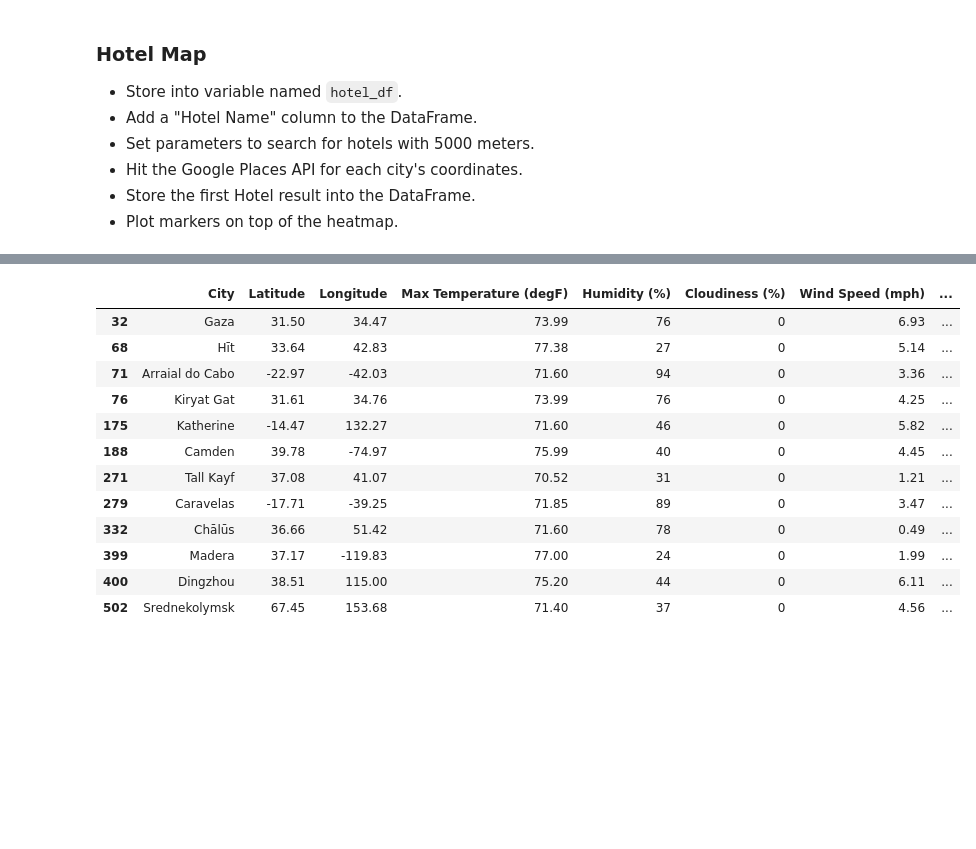
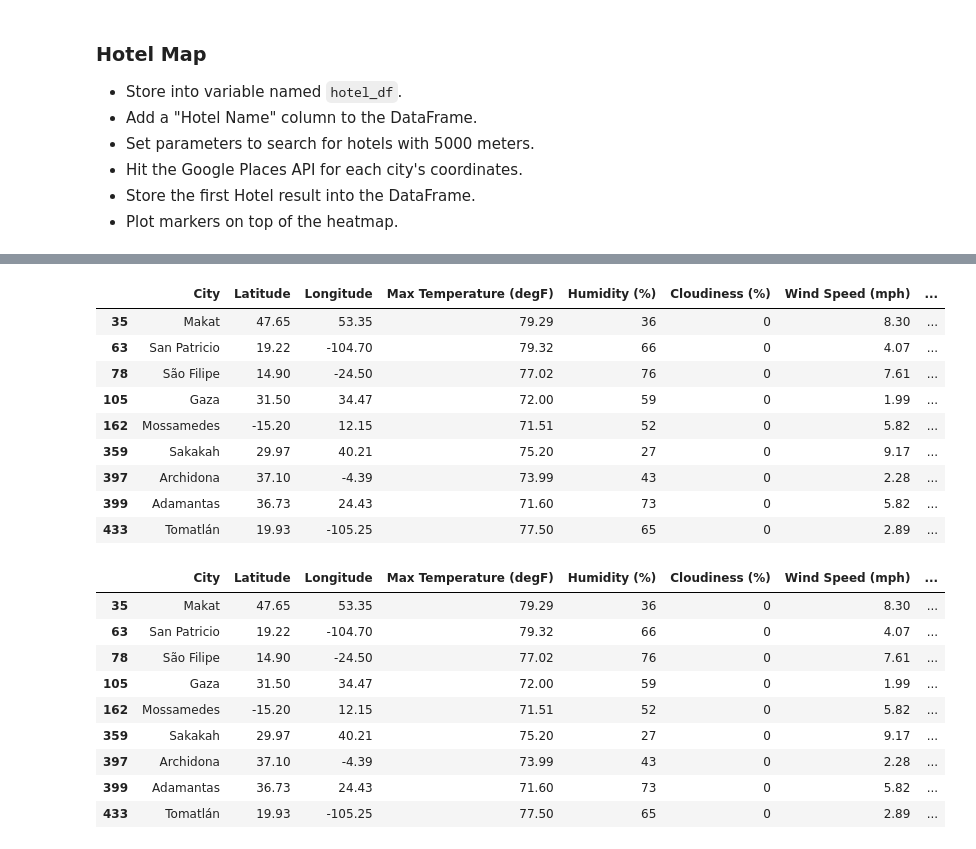
Before and after one commit to tward90/Python_API_Challenge, a Jupyter notebook: VacationPy.ipynb, the cells around one changed output, grey strips where cells are left out. Drawn from its saved outputs; the diff is of its cells as text; code cells hidden in the pictures; blank space fills up the shorter version.

```diff
--- a/VacationPy.ipynb
+++ b/VacationPy.ipynb
@@ -90,10 +89,13 @@ city_weather
 city_weather_clean = city_weather.dropna(subset=['Max Temperature (degF)', 'Wind Speed (mph)', 'Cloudiness (%)'])
 # %%
+#Specify Necessary conditions
 city_weather_clean = city_weather_clean.loc[(city_weather_clean['Max Temperature (degF)'] < 80) &
                                             (city_weather_clean['Max Temperature (degF)'] > 70) &
                                             (city_weather_clean['Wind Speed (mph)'] < 10) &
                                             (city_weather_clean['Cloudiness (%)'] == 0)]
 
+#Display newly created dataframe with maximum of 10 rows
+city_weather_clean = city_weather_clean.iloc[:10]
 city_weather_clean
 # %% [output]
 |  | City | Latitude | Longitude | Max Temperature (degF) | Humidity (%) | Cloudiness (%) | Wind Speed (mph) | ... |
@@ -124,27 +139,32 @@ lat_longs = list(zip(hotel_df.Latitude, hotel_df.Longitude))
 # %%
+#Initialize 4 new lists for future use
 hotel_name = []
 hotel_lat = []
 hotel_lon = []
+no_hotels_lat = []
 
+#Specify parameters
 for coord in lat_longs:
     # geocoordinates
     list(coord)
     target_radius = 5000
-    target_type = "hotel"
+    keyword = "hotel"
 
-# base url
+# URL
     url = f"https://maps.googleapis.com/maps/api/place/nearbysearch/json?location={coord[0]},\
-          {coord[1]}&radius={target_radius}&type={target_type}&key={g_key}"
+          {coord[1]}&radius={target_radius}&keyword={keyword}&key={g_key}"
 
-# run a request using our params dictionary
+#Create JSON response object
     response = requests.get(url)
     response_json = response.json()
 
+# Try and Except for hotel names and locations. In some cases no hotels can be found and that is taken into account.
     try:
         hotel_name.append(response_json['results'][0]['name'])
         hotel_lat.append(round((response_json['results'][0]['geometry']['location']['lat']),4))
         hotel_lon.append(round((response_json['results'][0]['geometry']['location']['lng']),4))
-        print('Found! Appending to list.')
+        print(f'Found {(citipy.nearest_city(coord[0], coord[1]).city_name).title()}! Appending to list.')
     except:
-        print(f"{location} not found. Proceeding to next record. ")
+        no_hotels_lat.append(coord[0])
+        print(f"No hotel found for {(hotel_df.loc[hotel_df['Latitude'] == coord[0]]['City']).values}. Proceeding to next record.")
 # %% [output]
@@ -163,22 +181,42 @@ Found! Appending to list.
+# %%
+#For all cities where a hotel cannot be found, they need to be removed from the list of possible desinations.
+# That can be done by finding the index of those rows
+no_hotels_index = []
+for latitude in no_hotels_lat:
+    no_hotels_index.append(hotel_df.loc[hotel_df['Latitude'] == latitude].index.item())
+# %%
+#If no hotel found, remove from dataframe by index. Limit to 10 rows in case additional results are found.
+
+clean_hotel_df = hotel_df.drop(no_hotels_index, axis=0)
+clean_hotel_df
+# %% [output]
+|  | City | Latitude | Longitude | Max Temperature (degF) | Humidity (%) | Cloudiness (%) | Wind Speed (mph) | ... |
+| 35 | Makat | 47.65 | 53.35 | 79.29 | 36 | 0 | 8.30 | ... |
+| 63 | San Patricio | 19.22 | -104.70 | 79.32 | 66 | 0 | 4.07 | ... |
+| 78 | São Filipe | 14.90 | -24.50 | 77.02 | 76 | 0 | 7.61 | ... |
+| 105 | Gaza | 31.50 | 34.47 | 72.00 | 59 | 0 | 1.99 | ... |
+| 162 | Mossamedes | -15.20 | 12.15 | 71.51 | 52 | 0 | 5.82 | ... |
+| 359 | Sakakah | 29.97 | 40.21 | 75.20 | 27 | 0 | 9.17 | ... |
+| 397 | Archidona | 37.10 | -4.39 | 73.99 | 43 | 0 | 2.28 | ... |
+| 399 | Adamantas | 36.73 | 24.43 | 71.60 | 73 | 0 | 5.82 | ... |
+| 433 | Tomatlán | 19.93 | -105.25 | 77.50 | 65 | 0 | 2.89 | ... |
 # %%
-hotel_df['Hotel Name'] = hotel_name
-hotel_df['Hotel Latitude'] = hotel_lat
-hotel_df['Hotel Longitude'] = hotel_lon
-hotel_df
+#Add new columns with hotel information and display the DataFrame
+clean_hotel_df['Hotel Name'] = hotel_name
+clean_hotel_df['Hotel Latitude'] = hotel_lat
+clean_hotel_df['Hotel Longitude'] = hotel_lon
+clean_hotel_df
 # %% [output]
 |  | City | Latitude | Longitude | Max Temperature (degF) | Humidity (%) | Cloudiness (%) | Wind Speed (mph) | ... |
-| 32 | Gaza | 31.50 | 34.47 | 73.99 | 76 | 0 | 6.93 | ... |
-| 68 | Hīt | 33.64 | 42.83 | 77.38 | 27 | 0 | 5.14 | ... |
-| 71 | Arraial do Cabo | -22.97 | -42.03 | 71.60 | 94 | 0 | 3.36 | ... |
-| 76 | Kiryat Gat | 31.61 | 34.76 | 73.99 | 76 | 0 | 4.25 | ... |
-| 175 | Katherine | -14.47 | 132.27 | 71.60 | 46 | 0 | 5.82 | ... |
-| 188 | Camden | 39.78 | -74.97 | 75.99 | 40 | 0 | 4.45 | ... |
-| 271 | Tall Kayf | 37.08 | 41.07 | 70.52 | 31 | 0 | 1.21 | ... |
-| 279 | Caravelas | -17.71 | -39.25 | 71.85 | 89 | 0 | 3.47 | ... |
-| 332 | Chālūs | 36.66 | 51.42 | 71.60 | 78 | 0 | 0.49 | ... |
-| 399 | Madera | 37.17 | -119.83 | 77.00 | 24 | 0 | 1.99 | ... |
-| 400 | Dingzhou | 38.51 | 115.00 | 75.20 | 44 | 0 | 6.11 | ... |
-| 502 | Srednekolymsk | 67.45 | 153.68 | 71.40 | 37 | 0 | 4.56 | ... |
+| 35 | Makat | 47.65 | 53.35 | 79.29 | 36 | 0 | 8.30 | ... |
+| 63 | San Patricio | 19.22 | -104.70 | 79.32 | 66 | 0 | 4.07 | ... |
+| 78 | São Filipe | 14.90 | -24.50 | 77.02 | 76 | 0 | 7.61 | ... |
+| 105 | Gaza | 31.50 | 34.47 | 72.00 | 59 | 0 | 1.99 | ... |
+| 162 | Mossamedes | -15.20 | 12.15 | 71.51 | 52 | 0 | 5.82 | ... |
+| 359 | Sakakah | 29.97 | 40.21 | 75.20 | 27 | 0 | 9.17 | ... |
+| 397 | Archidona | 37.10 | -4.39 | 73.99 | 43 | 0 | 2.28 | ... |
+| 399 | Adamantas | 36.73 | 24.43 | 71.60 | 73 | 0 | 5.82 | ... |
+| 433 | Tomatlán | 19.93 | -105.25 | 77.50 | 65 | 0 | 2.89 | ... |
 # %%
 # NOTE: Do not change any of the code in this cell
 
```
Also changed, not shown: parts of 17 cells of this notebook, 3 other files.
